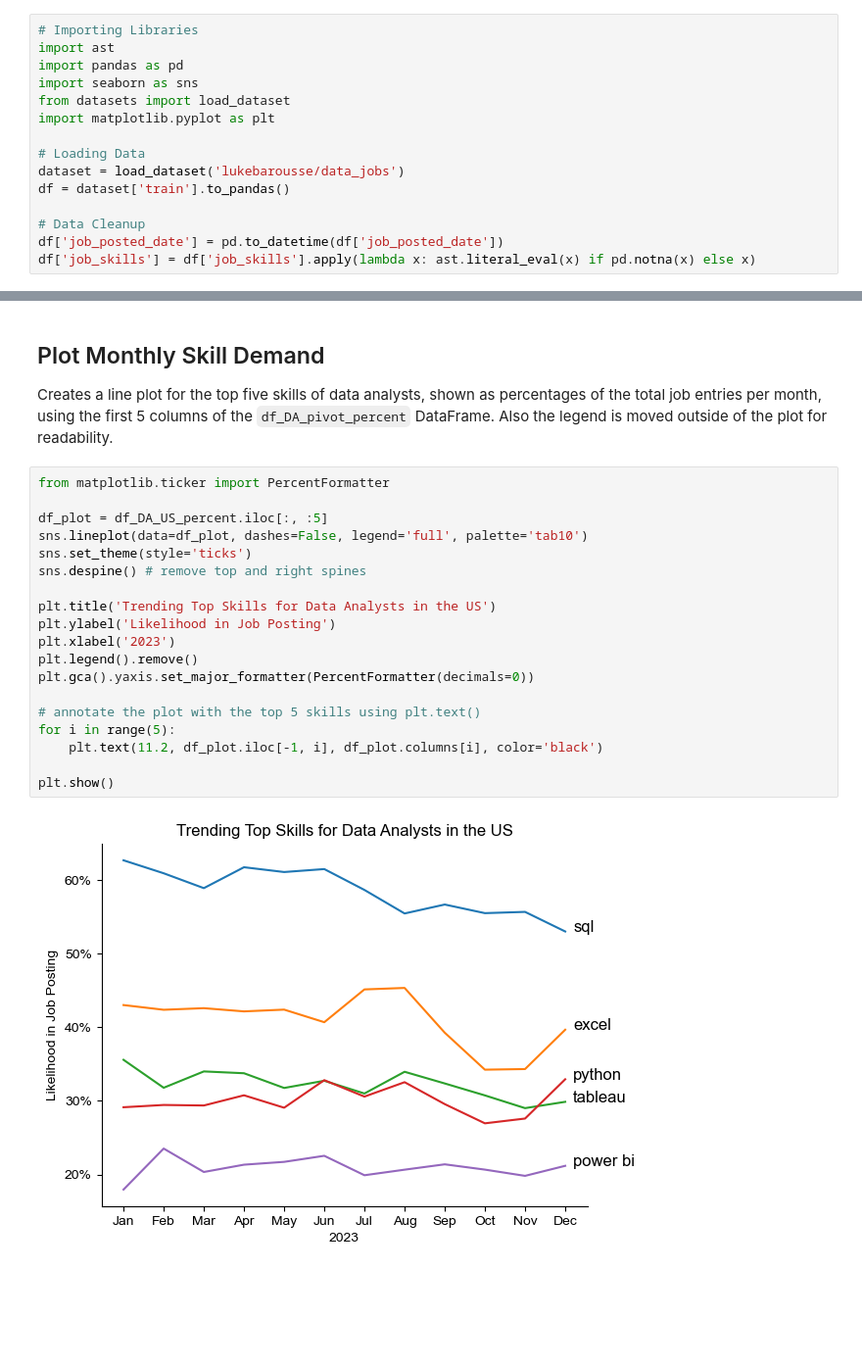
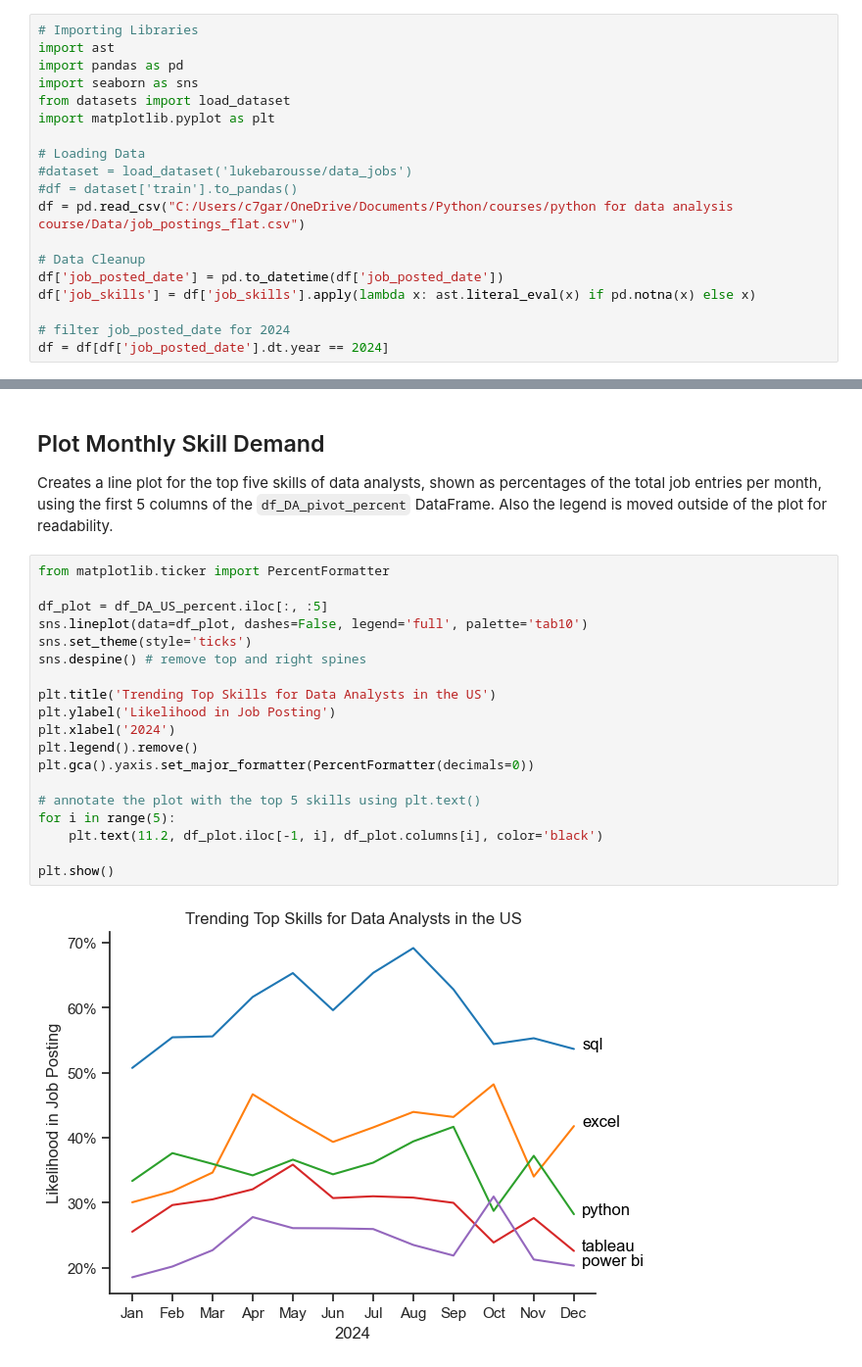
Before and after one commit to c7garza/Navigating-Data-Analyst-Job-Market, a Jupyter notebook: 3_Skills_Trend.ipynb, the cells around one changed output, grey strips where cells are left out. Shown at 98% size. Saved outputs shown, nothing was run; the diff lists cells and outputs as text; blank space fills up the shorter version.

```diff
--- a/3_Skills_Trend.ipynb
+++ b/3_Skills_Trend.ipynb
@@ -20,12 +20,16 @@ from datasets import load_dataset
 import matplotlib.pyplot as plt
 
 # Loading Data
-dataset = load_dataset('lukebarousse/data_jobs')
-df = dataset['train'].to_pandas()
+#dataset = load_dataset('lukebarousse/data_jobs')
+#df = dataset['train'].to_pandas()
+df = pd.read_csv("C:/Users/c7gar/OneDrive/Documents/Python/courses/python for data analysis course/Data/job_postings_flat.csv")
 
 # Data Cleanup
 df['job_posted_date'] = pd.to_datetime(df['job_posted_date'])
 df['job_skills'] = df['job_skills'].apply(lambda x: ast.literal_eval(x) if pd.notna(x) else x)
+
+# filter job_posted_date for 2024
+df = df[df['job_posted_date'].dt.year == 2024]
 # %% [markdown]
 ## Group the Skills by Month
 # %% [markdown]
@@ -165,21 +169,21 @@ Creates a line plot for the top five skills of data analysts, shown as percentag
 # %%
 from matplotlib.ticker import PercentFormatter
 
 df_plot = df_DA_US_percent.iloc[:, :5]
 sns.lineplot(data=df_plot, dashes=False, legend='full', palette='tab10')
 sns.set_theme(style='ticks')
 sns.despine() # remove top and right spines
 
 plt.title('Trending Top Skills for Data Analysts in the US')
 plt.ylabel('Likelihood in Job Posting')
-plt.xlabel('2023')
+plt.xlabel('2024')
 plt.legend().remove()
 plt.gca().yaxis.set_major_formatter(PercentFormatter(decimals=0))
 
 # annotate the plot with the top 5 skills using plt.text()
 for i in range(5):
     plt.text(11.2, df_plot.iloc[-1, i], df_plot.columns[i], color='black')
 
 plt.show()
 # %% [output]
-[figure, old version]
+[figure, new version]
```
Also changed, not shown: parts of 5 cells of this notebook, 4 other files.
